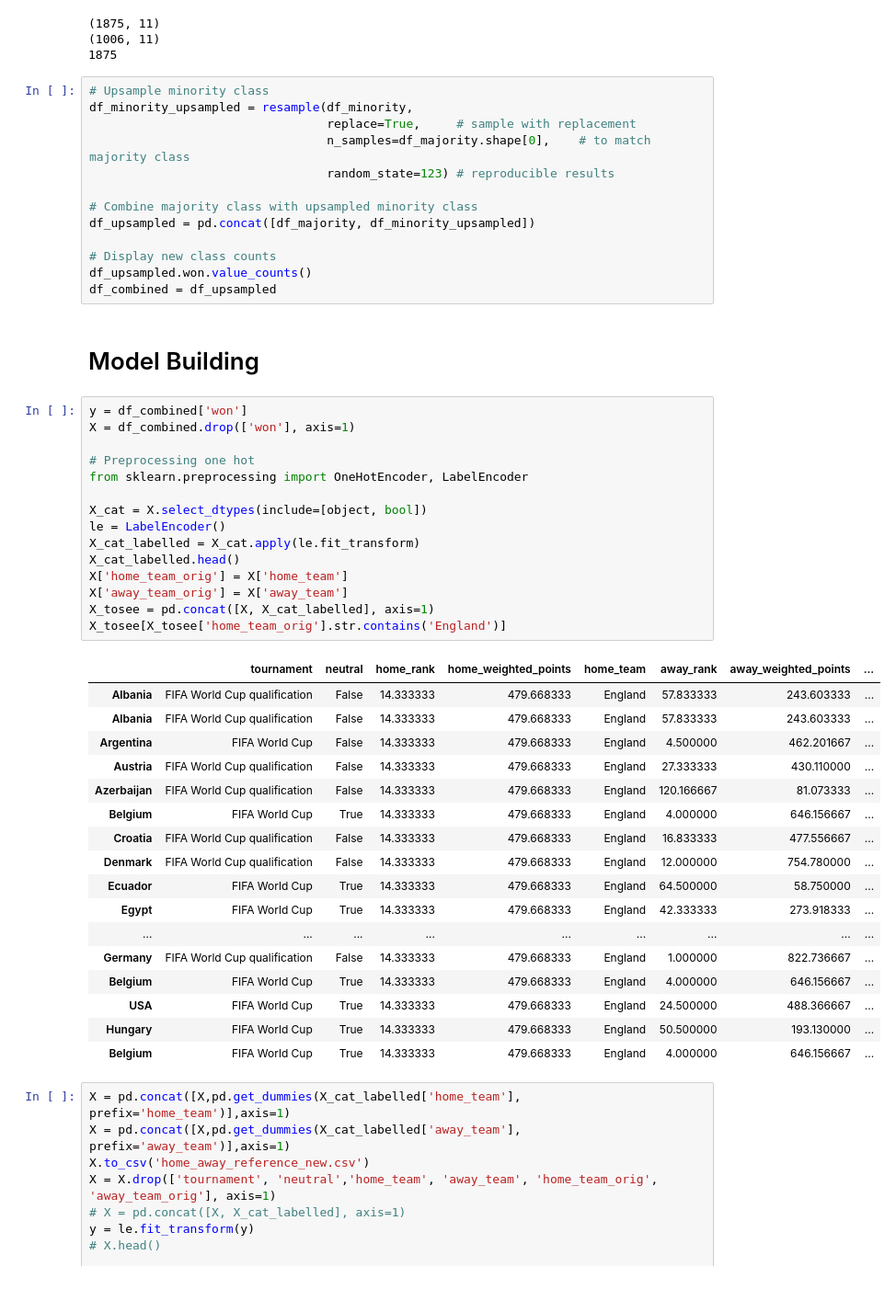
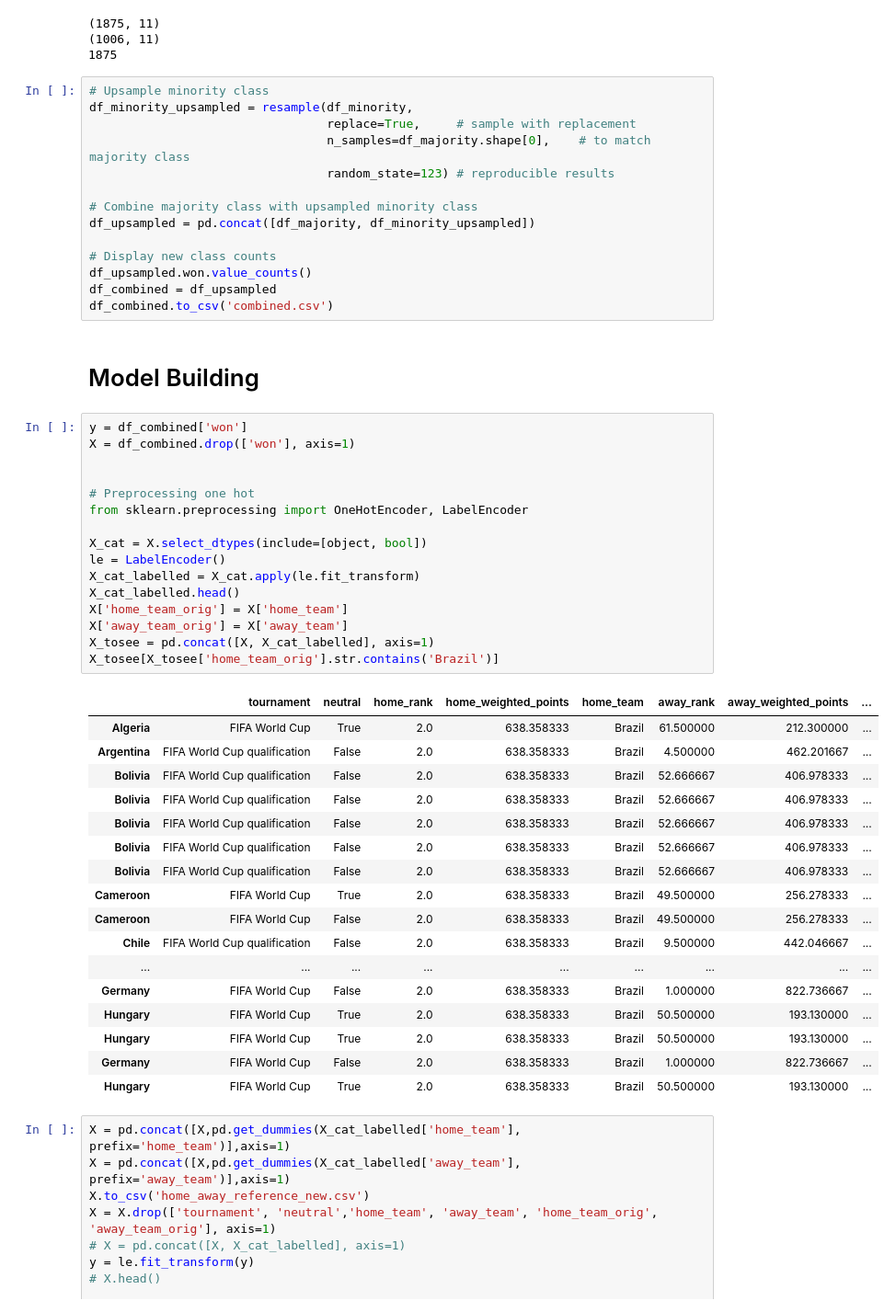
Before and after one commit to lppier/fifa18_final16, a Jupyter notebook: fifa2018_improved.ipynb, the cells around one changed output. Shown: that part at 92% size. Drawn from its saved outputs; the diff is of its cells as text.

```diff
--- a/fifa2018_improved.ipynb
+++ b/fifa2018_improved.ipynb
@@ -122,41 +122,43 @@ df_upsampled = pd.concat([df_majority, df_minority_upsampled])
 # Display new class counts
 df_upsampled.won.value_counts()
 df_combined = df_upsampled
+df_combined.to_csv('combined.csv')
 # %% [markdown]
 # Model Building
 # %%
 y = df_combined['won']
 X = df_combined.drop(['won'], axis=1)
+
 
 # Preprocessing one hot
 from sklearn.preprocessing import OneHotEncoder, LabelEncoder
 
 X_cat = X.select_dtypes(include=[object, bool])
 le = LabelEncoder()
 X_cat_labelled = X_cat.apply(le.fit_transform)
 X_cat_labelled.head()
 X['home_team_orig'] = X['home_team']
 X['away_team_orig'] = X['away_team']
 X_tosee = pd.concat([X, X_cat_labelled], axis=1)
-X_tosee[X_tosee['home_team_orig'].str.contains('England')]
+X_tosee[X_tosee['home_team_orig'].str.contains('Brazil')]
 # %% [output]
 |  | tournament | neutral | home_rank | home_weighted_points | home_team | away_rank | away_weighted_points | ... |
-| Albania | FIFA World Cup qualification | False | 14.333333 | 479.668333 | England | 57.833333 | 243.603333 | ... |
-| Albania | FIFA World Cup qualification | False | 14.333333 | 479.668333 | England | 57.833333 | 243.603333 | ... |
-| Argentina | FIFA World Cup | False | 14.333333 | 479.668333 | England | 4.500000 | 462.201667 | ... |
-| Austria | FIFA World Cup qualification | False | 14.333333 | 479.668333 | England | 27.333333 | 430.110000 | ... |
-| Azerbaijan | FIFA World Cup qualification | False | 14.333333 | 479.668333 | England | 120.166667 | 81.073333 | ... |
-| Belgium | FIFA World Cup | True | 14.333333 | 479.668333 | England | 4.000000 | 646.156667 | ... |
-| Croatia | FIFA World Cup qualification | False | 14.333333 | 479.668333 | England | 16.833333 | 477.556667 | ... |
-| Denmark | FIFA World Cup qualification | False | 14.333333 | 479.668333 | England | 12.000000 | 754.780000 | ... |
-| Ecuador | FIFA World Cup | True | 14.333333 | 479.668333 | England | 64.500000 | 58.750000 | ... |
-| Egypt | FIFA World Cup | True | 14.333333 | 479.668333 | England | 42.333333 | 273.918333 | ... |
+| Algeria | FIFA World Cup | True | 2.0 | 638.358333 | Brazil | 61.500000 | 212.300000 | ... |
+| Argentina | FIFA World Cup qualification | False | 2.0 | 638.358333 | Brazil | 4.500000 | 462.201667 | ... |
+| Bolivia | FIFA World Cup qualification | False | 2.0 | 638.358333 | Brazil | 52.666667 | 406.978333 | ... |
+| Bolivia | FIFA World Cup qualification | False | 2.0 | 638.358333 | Brazil | 52.666667 | 406.978333 | ... |
+| Bolivia | FIFA World Cup qualification | False | 2.0 | 638.358333 | Brazil | 52.666667 | 406.978333 | ... |
+| Bolivia | FIFA World Cup qualification | False | 2.0 | 638.358333 | Brazil | 52.666667 | 406.978333 | ... |
+| Bolivia | FIFA World Cup qualification | False | 2.0 | 638.358333 | Brazil | 52.666667 | 406.978333 | ... |
+| Cameroon | FIFA World Cup | True | 2.0 | 638.358333 | Brazil | 49.500000 | 256.278333 | ... |
+| Cameroon | FIFA World Cup | False | 2.0 | 638.358333 | Brazil | 49.500000 | 256.278333 | ... |
+| Chile | FIFA World Cup qualification | False | 2.0 | 638.358333 | Brazil | 9.500000 | 442.046667 | ... |
 | ... | ... | ... | ... | ... | ... | ... | ... | ... |
-| Germany | FIFA World Cup qualification | False | 14.333333 | 479.668333 | England | 1.000000 | 822.736667 | ... |
-| Belgium | FIFA World Cup | True | 14.333333 | 479.668333 | England | 4.000000 | 646.156667 | ... |
-| USA | FIFA World Cup | True | 14.333333 | 479.668333 | England | 24.500000 | 488.366667 | ... |
-| Hungary | FIFA World Cup | True | 14.333333 | 479.668333 | England | 50.500000 | 193.130000 | ... |
-| Belgium | FIFA World Cup | True | 14.333333 | 479.668333 | England | 4.000000 | 646.156667 | ... |
+| Germany | FIFA World Cup | False | 2.0 | 638.358333 | Brazil | 1.000000 | 822.736667 | ... |
+| Hungary | FIFA World Cup | True | 2.0 | 638.358333 | Brazil | 50.500000 | 193.130000 | ... |
+| Hungary | FIFA World Cup | True | 2.0 | 638.358333 | Brazil | 50.500000 | 193.130000 | ... |
+| Germany | FIFA World Cup | False | 2.0 | 638.358333 | Brazil | 1.000000 | 822.736667 | ... |
+| Hungary | FIFA World Cup | True | 2.0 | 638.358333 | Brazil | 50.500000 | 193.130000 | ... |
 # %%
 X = pd.concat([X,pd.get_dummies(X_cat_labelled['home_team'], prefix='home_team')],axis=1)
 X = pd.concat([X,pd.get_dummies(X_cat_labelled['away_team'], prefix='away_team')],axis=1)
```
Also changed, not shown: parts of 30 cells of this notebook, 5 other files.
